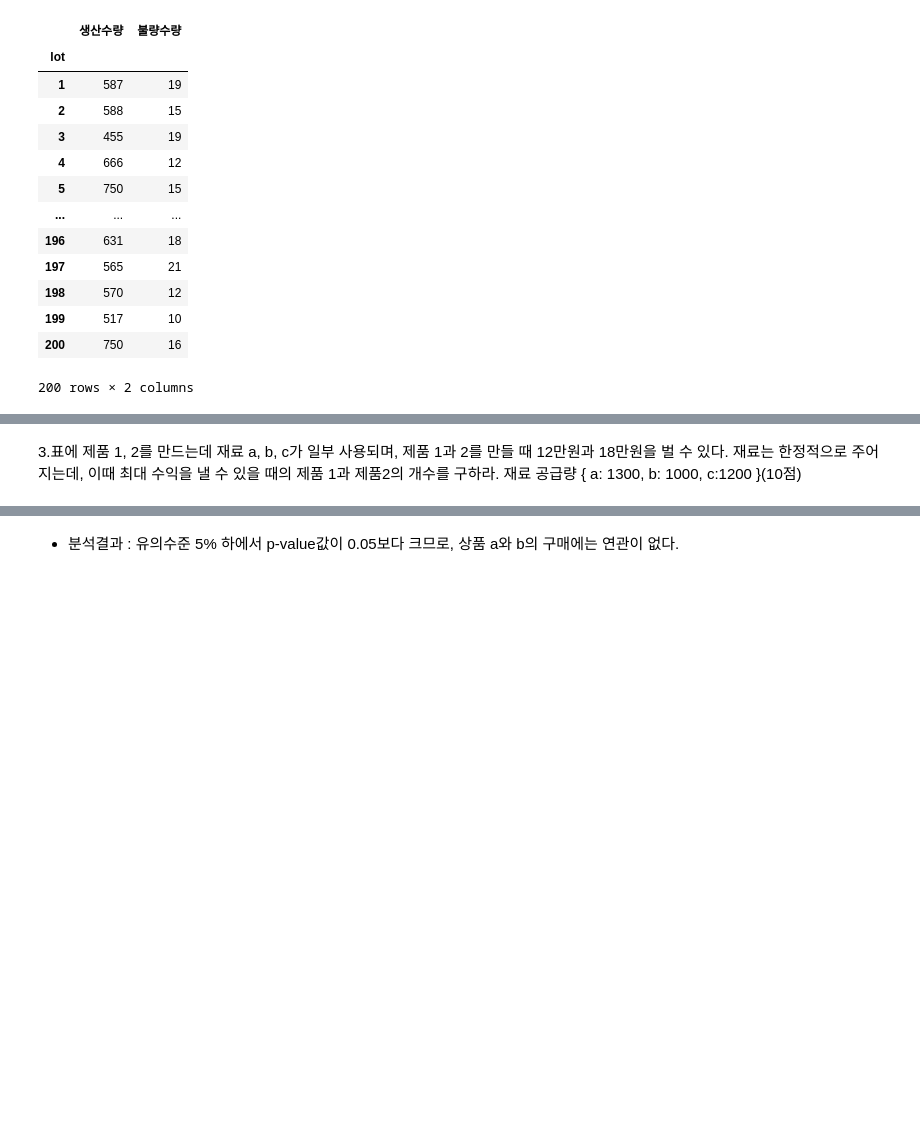
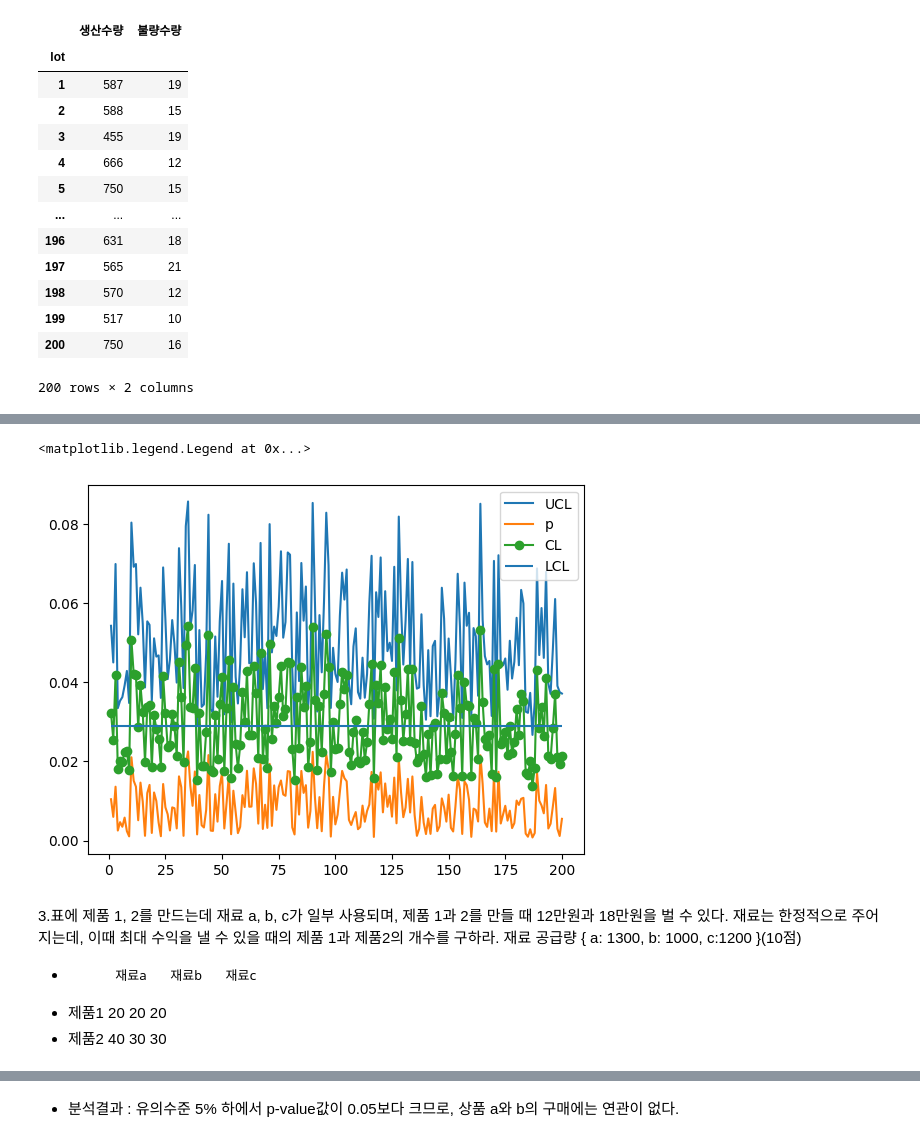
Before and after one commit to blueage98/adp_work, a Jupyter notebook: ADP-실기-DESSA/최신 기출동형 모의고사/2회_통계분석 - 연습.ipynb, the cells around one changed output, grey strips where cells are left out. Saved outputs shown, nothing was run; the diff lists cells and outputs as text; code cells hidden in the pictures; blank space fills up the shorter version.

```diff
--- a/ADP-실기-DESSA/최신 기출동형 모의고사/2회_통계분석 - 연습.ipynb
+++ b/ADP-실기-DESSA/최신 기출동형 모의고사/2회_통계분석 - 연습.ipynb
@@ -89,3 +92,11 @@ df2
 | 199 | 517 | 10 |
 | 200 | 750 | 16 |
 200 rows × 2 columns
+# %%
+df2['p'] = df2.불량수량/df2.생산수량
+df2['UCL'] = df2.p + (3 * (df2.p * (1-df2.p) / df2.생산수량)**0.5)
+df2['LCL'] = df2.p - (3 * (df2.p * (1-df2.p) / df2.생산수량)**0.5)
+
+# 관리중심선 : 전체불량비율
+CL = df2.불량수량.sum() / df2.생산수량.sum()
+df2
@@ -92,4 +118,18 @@ df2
+# %%
+import matplotlib.pyplot as plt
+plt.plot(df2.UCL)
+plt.plot(df2.LCL)
+plt.plot(df2.p, marker='o')
+plt.hlines(CL, 1, 200)
+plt.legend(['UCL', 'p', 'CL', 'LCL'])
+# %% [output]
+<matplotlib.legend.Legend at 0x...>
+[figure, added]
 # %% [markdown]
 
 3.표에 제품 1, 2를 만드는데 재료 a, b, c가 일부 사용되며, 제품 1과 2를 만들 때 12만원과 18만원을 벌 수 있다. 재료는 한정적으로 주어지는데, 이때 최대 수익을 낼 수 있을 때의 제품 1과 제품2의 개수를 구하라.
 재료 공급량 { a: 1300, b: 1000, c:1200 }(10점)
+
+-         재료a   재료b   재료c
+- 제품1   20      20      20
+- 제품2   40      30      30
```
Also changed, not shown: parts of 5 cells of this notebook.
